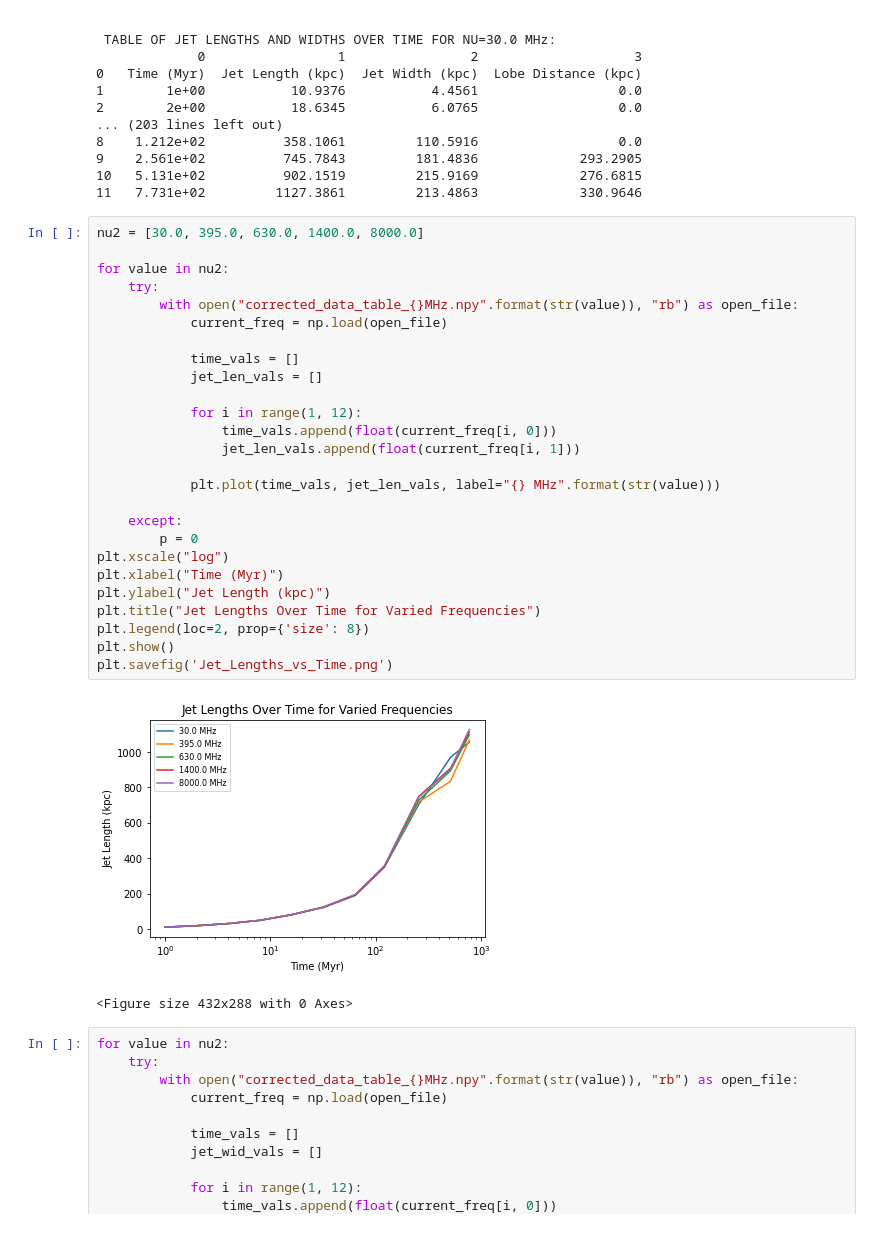
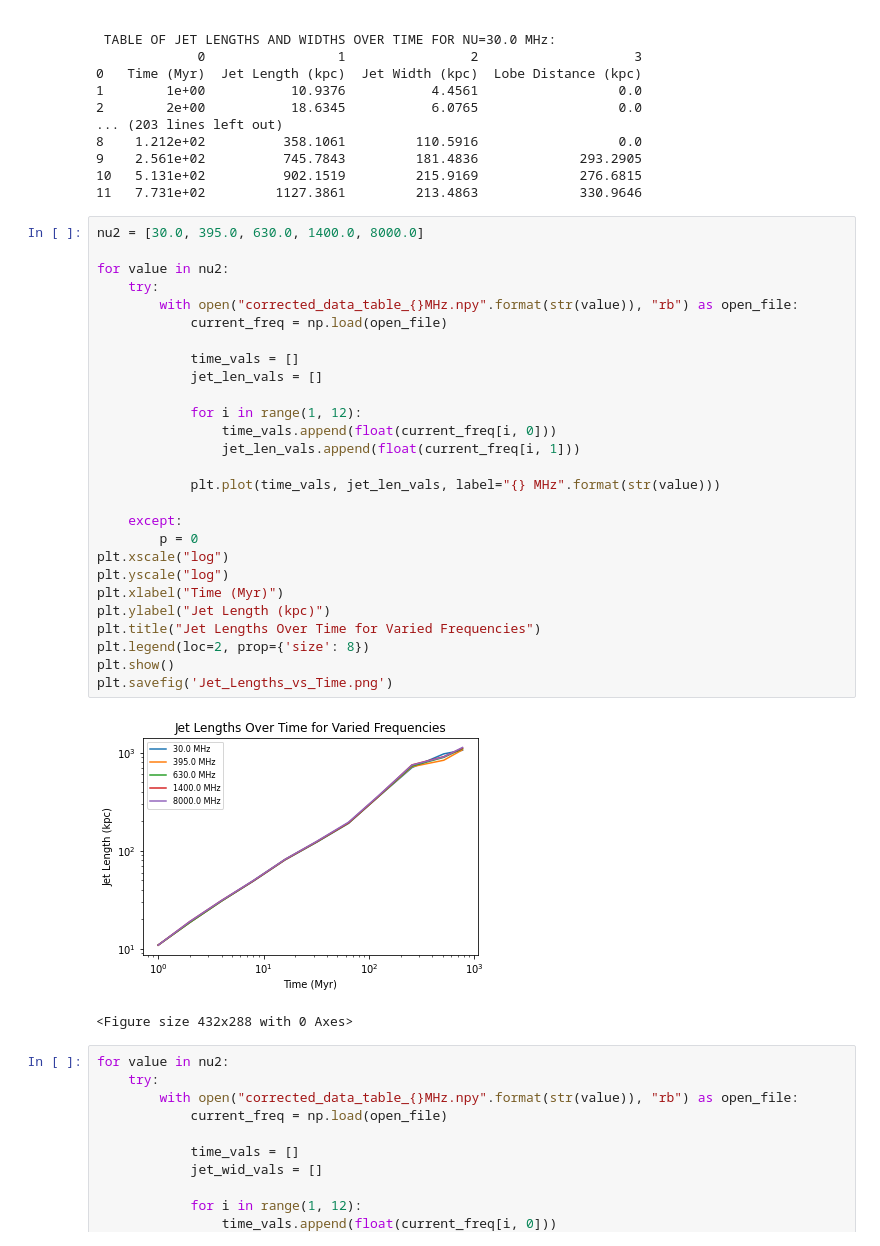
Before and after one commit to SolSamuels/Samuels_JetSimulationWork, a Jupyter notebook: Jet_Length_Width_Determiner_v3.1.ipynb, the cells around one changed output. Drawn from its saved outputs; the diff is of its cells as text.

Commit message:
Graph Updates

```diff
--- a/Jet_Length_Width_Determiner_v3.1.ipynb
+++ b/Jet_Length_Width_Determiner_v3.1.ipynb
@@ -365,31 +365,32 @@ TRYING NU VALUE 30.0 MHz...
 # %%
 nu2 = [30.0, 395.0, 630.0, 1400.0, 8000.0]
 
 for value in nu2:
     try:
         with open("corrected_data_table_{}MHz.npy".format(str(value)), "rb") as open_file:
             current_freq = np.load(open_file)
 
             time_vals = []
             jet_len_vals = []
 
             for i in range(1, 12):
                 time_vals.append(float(current_freq[i, 0]))
                 jet_len_vals.append(float(current_freq[i, 1]))
 
             plt.plot(time_vals, jet_len_vals, label="{} MHz".format(str(value)))
 
     except:
         p = 0
 plt.xscale("log")
+plt.yscale("log")
 plt.xlabel("Time (Myr)")
 plt.ylabel("Jet Length (kpc)")
 plt.title("Jet Lengths Over Time for Varied Frequencies")
 plt.legend(loc=2, prop={'size': 8})
 plt.show()
 plt.savefig('Jet_Lengths_vs_Time.png')
 # %% [output]
-[figure, old version]
+[figure, new version]
 <Figure size 432x288 with 0 Axes>
 # %%
 for value in nu2:
```
